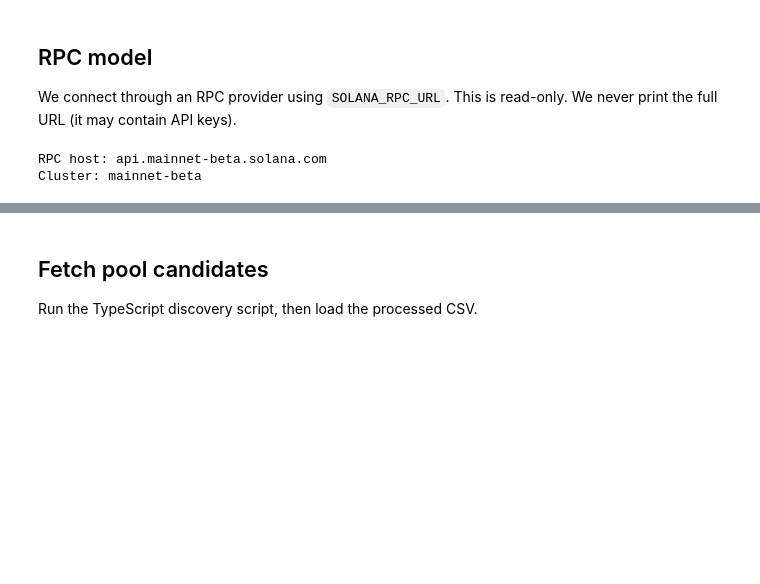
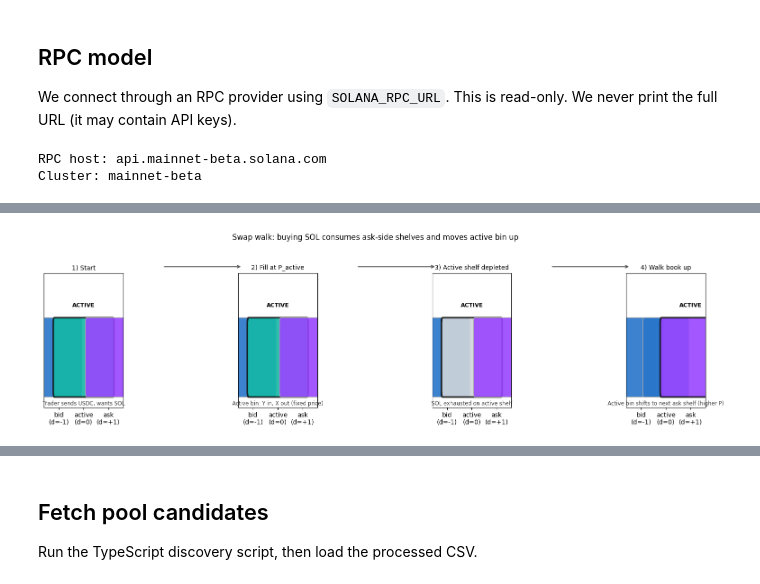
Before and after one commit to topobear/meteora_bin_atlas, a Jupyter notebook: notebooks/01_connect_fetch_explore_meteora.ipynb, the cells around one changed output, grey strips where cells are left out. Saved outputs shown, nothing was run; the diff lists cells and outputs as text; code cells hidden in the pictures; blank space fills up the shorter version.

```diff
--- a/notebooks/01_connect_fetch_explore_meteora.ipynb
+++ b/notebooks/01_connect_fetch_explore_meteora.ipynb
@@ -48,0 +186,92 @@ Cluster: mainnet-beta
+# %%
+from matplotlib.patches import FancyBboxPatch
+
+fig, axes = plt.subplots(1, 4, figsize=(15, 4.2), sharey=True)
+shelf_labels = ["bid\n(d=-1)", "active\n(d=0)", "ask\n(d=+1)"]
+x_positions = [0, 1, 2]
+
+
+def draw_shelves(ax, title, active_idx, fills, note):
+    ax.set_xlim(-0.6, 2.6)
+    ax.set_ylim(0, 1.15)
+    ax.set_xticks(x_positions)
+    ax.set_xticklabels(shelf_labels)
+    ax.set_yticks([])
+    ax.set_title(title, fontsize=10)
+
+    for i, (x, fill) in enumerate(zip(x_positions, fills)):
+        edge = "#111111" if i == active_idx else "#AAAAAA"
+        width = 2.4 if i == active_idx else 1.8
+        rect = FancyBboxPatch(
+            (x - width / 2, 0.12),
+            width,
+            0.62,
+            boxstyle="round,pad=0.03,rounding_size=0.05",
+            linewidth=2.5 if i == active_idx else 1.2,
+            edgecolor=edge,
+            facecolor=fill,
+            alpha=0.9,
+        )
+        ax.add_patch(rect)
+        if i == active_idx:
+            ax.text(x, 0.86, "ACTIVE", ha="center", fontsize=9, fontweight="bold")
+
+    ax.text(1.0, 0.02, note, ha="center", fontsize=8.5, color="#333333")
+
+
+draw_shelves(
+    axes[0],
+    "1) Start",
+    active_idx=1,
+    fills=["#2775CA55", "#14B8A6", "#9945FF55"],
+    note="Trader sends USDC, wants SOL",
+)
+draw_shelves(
+    axes[1],
+    "2) Fill at P_active",
+    active_idx=1,
+    fills=["#2775CA55", "#14B8A699", "#9945FF55"],
+    note="Active bin: Y in, X out (fixed price)",
+)
+draw_shelves(
+    axes[2],
+    "3) Active shelf depleted",
+    active_idx=1,
+    fills=["#2775CA55", "#D1D5DB", "#9945FF55"],
+    note="SOL exhausted on active shelf",
+)
+draw_shelves(
+    axes[3],
+    "4) Walk book up",
+    active_idx=2,
+    fills=["#2775CA55", "#2775CA33", "#9945FF"],
+    note="Active bin shifts to next ask shelf (higher P)",
+)
+
+for ax in axes[1:4]:
+    ax.annotate(
+        "",
+        xy=(0.05, 1.05),
+        xytext=(-0.95, 1.05),
+        xycoords="axes fraction",
+        textcoords="axes fraction",
+        arrowprops=dict(arrowstyle="->", color="#555555", lw=1.5),
+    )
+
+fig.suptitle("Swap walk: buying SOL consumes ask-side shelves and moves active bin up", y=1.05, fontsize=12)
+fig.tight_layout()
+plt.show()
+
+swap_steps = pd.DataFrame(
+    [
+        ["1", "Trader input", "USDC (Y) arrives at active bin"],
+        ["2", "Within-bin fill", "SOL (X) leaves active bin at fixed P_active"],
+        ["3", "Shelf empty", "Active bin has no SOL left to sell"],
+        ["4", "Book walk", "active_bin_id += 1; next ask shelf becomes active"],
+        ["5", "Repeat", "Continue at higher price until order filled"],
+    ],
+    columns=["step", "event", "pool adjustment"],
+)
+display(swap_steps)
+# %% [output]
+[figure, added]
```
Also changed, not shown: parts of 17 cells of this notebook, 6 other files.
